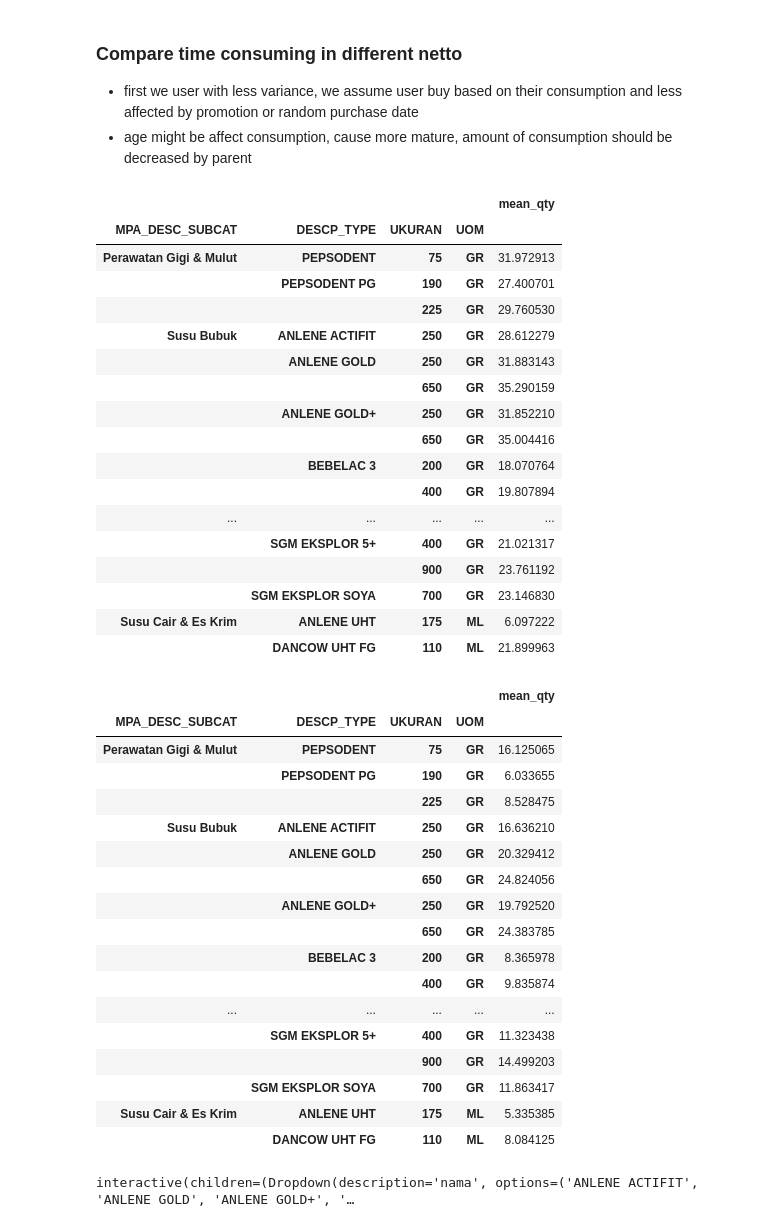
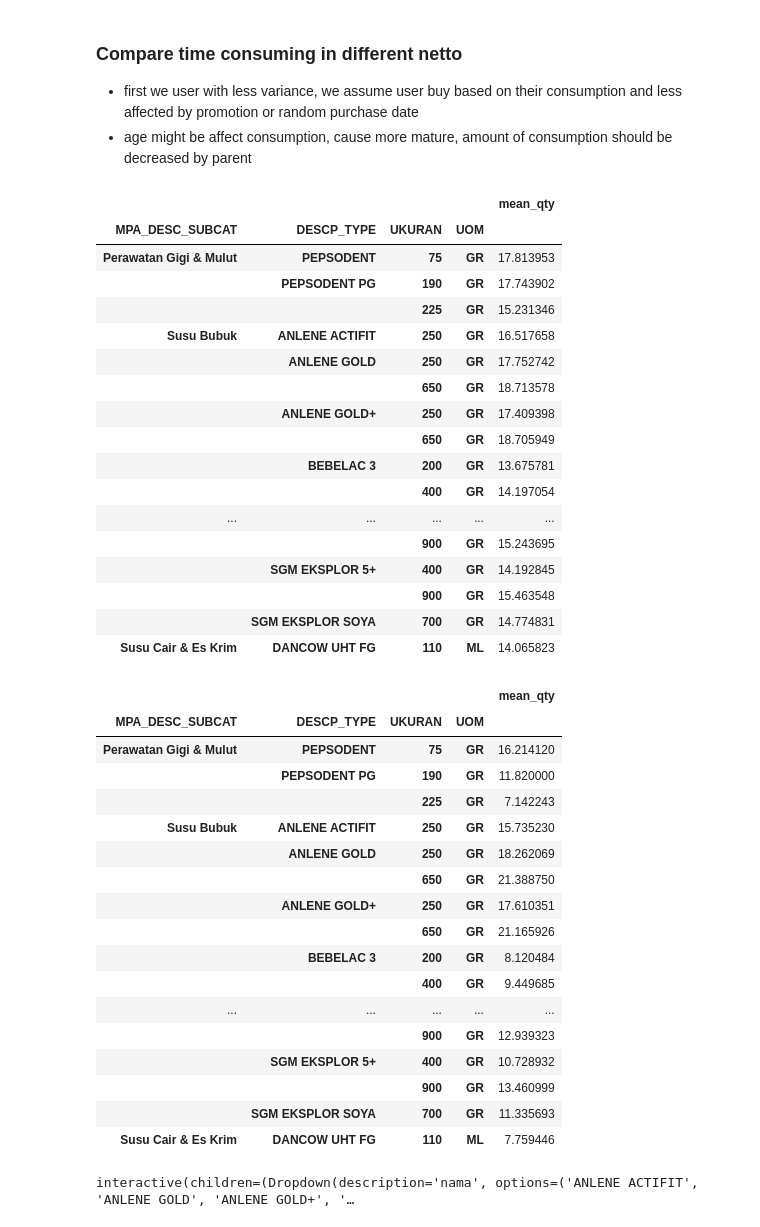
Before and after one commit to akhiyarwaladi/next_order_date, a Jupyter notebook: diff_between_order.ipynb, the cells around one changed output. Drawn from its saved outputs; the diff is of its cells as text; code cells hidden in the pictures.

```diff
--- a/diff_between_order.ipynb
+++ b/diff_between_order.ipynb
@@ -122,9 +122,9 @@ df_nas['UKURAN']= df_nas['UKURAN_NORM']
 # %%
 df = pd.merge(df_seq, df_nas, left_on='TR_PLU_PCS', right_on='ITEM_N')[list(df_seq) + ['DESCP','UKURAN','UOM']]
-df = df[df['TRX_DATE'].notnull()]
+df = df[df['TRF_DATE'].notnull()]
 
 min_freq = 6
-df_hist = df[df['TRX_DATE'].apply(lambda x: len(x)) >= min_freq]
+df_hist = df[df['TRF_DATE'].apply(lambda x: len(x)) >= min_freq]
 # %%
 df_hist.head()
 # %% [output]
@@ -269,7 +248,7 @@ array([-1.00000000e+00, -1.00000000e+00, -1.00000000e+00, -5.00000000e-01,
 #     watchlist = f.read().splitlines()
 #     df_watchlist = pd.DataFrame({'DESCP':watchlist})
 # %%
-train_descp = pd.concat([train,df_hist], 1)[col_feature + ['TR_MEMBERS', 'TR_PLU_PCS', 'DESCP', 'TRX_DATE', 'read_seq', 'UKURAN', 'UOM']]
+train_descp = pd.concat([train,df_hist], 1)[col_feature + ['TR_MEMBERS', 'TR_PLU_PCS', 'DESCP', 'TRF_DATE', 'read_seq', 'UKURAN', 'UOM']]
 train_descp = pd.merge(train_descp, df_plu[['MPA_PLU', 'MPA_DESC_SUBCAT']], left_on='TR_PLU_PCS', right_on='MPA_PLU', how='left')
 train_descp = train_descp[train_descp['UKURAN'].notnull()]
 train_descp['UKURAN'] = train_descp['UKURAN'].astype(int)
@@ -283,48 +260,50 @@ train_descp[train_]
 # %%
 train_descp['DESCP_TYPE'] = train_descp['DESCP'].str.split(' ').str[0:-3].str.join(' ')
+# %%
+train_descp_  = train_descp[(train_descp['mean_qty'] >= 6) & (train_descp['mean_qty'] <= 25)]
 # %%
-train_descp.groupby(['MPA_DESC_SUBCAT','DESCP_TYPE','UKURAN','UOM']).agg({'mean_qty':'mean'})
+train_descp_.groupby(['MPA_DESC_SUBCAT','DESCP_TYPE','UKURAN','UOM']).agg({'mean_qty':'mean'})
 # %% [output]
 |  |  |  |  | mean_qty |
 | MPA_DESC_SUBCAT | DESCP_TYPE | UKURAN | UOM |  |
-| Perawatan Gigi & Mulut | PEPSODENT | 75 | GR | 31.972913 |
-|  | PEPSODENT PG | 190 | GR | 27.400701 |
-|  |  | 225 | GR | 29.760530 |
-| Susu Bubuk | ANLENE ACTIFIT | 250 | GR | 28.612279 |
-|  | ANLENE GOLD | 250 | GR | 31.883143 |
-|  |  | 650 | GR | 35.290159 |
-|  | ANLENE GOLD+ | 250 | GR | 31.852210 |
-|  |  | 650 | GR | 35.004416 |
-|  | BEBELAC 3 | 200 | GR | 18.070764 |
-|  |  | 400 | GR | 19.807894 |
+| Perawatan Gigi & Mulut | PEPSODENT | 75 | GR | 17.813953 |
+|  | PEPSODENT PG | 190 | GR | 17.743902 |
+|  |  | 225 | GR | 15.231346 |
+| Susu Bubuk | ANLENE ACTIFIT | 250 | GR | 16.517658 |
+|  | ANLENE GOLD | 250 | GR | 17.752742 |
+|  |  | 650 | GR | 18.713578 |
+|  | ANLENE GOLD+ | 250 | GR | 17.409398 |
+|  |  | 650 | GR | 18.705949 |
+|  | BEBELAC 3 | 200 | GR | 13.675781 |
+|  |  | 400 | GR | 14.197054 |
 | ... | ... | ... | ... | ... |
-|  | SGM EKSPLOR 5+ | 400 | GR | 21.021317 |
-|  |  | 900 | GR | 23.761192 |
-|  | SGM EKSPLOR SOYA | 700 | GR | 23.146830 |
-| Susu Cair & Es Krim | ANLENE UHT | 175 | ML | 6.097222 |
-|  | DANCOW UHT FG | 110 | ML | 21.899963 |
+|  |  | 900 | GR | 15.243695 |
+|  | SGM EKSPLOR 5+ | 400 | GR | 14.192845 |
+|  |  | 900 | GR | 15.463548 |
+|  | SGM EKSPLOR SOYA | 700 | GR | 14.774831 |
+| Susu Cair & Es Krim | DANCOW UHT FG | 110 | ML | 14.065823 |
 # %%
 train_descp_cond = train_descp[train_descp['variance'] < 80]
 train_descp_cond.groupby(['MPA_DESC_SUBCAT','DESCP_TYPE','UKURAN','UOM']).agg({'mean_qty':'mean'})
 # %% [output]
 |  |  |  |  | mean_qty |
 | MPA_DESC_SUBCAT | DESCP_TYPE | UKURAN | UOM |  |
-| Perawatan Gigi & Mulut | PEPSODENT | 75 | GR | 16.125065 |
-|  | PEPSODENT PG | 190 | GR | 6.033655 |
-|  |  | 225 | GR | 8.528475 |
-| Susu Bubuk | ANLENE ACTIFIT | 250 | GR | 16.636210 |
-|  | ANLENE GOLD | 250 | GR | 20.329412 |
-|  |  | 650 | GR | 24.824056 |
-|  | ANLENE GOLD+ | 250 | GR | 19.792520 |
-|  |  | 650 | GR | 24.383785 |
-|  | BEBELAC 3 | 200 | GR | 8.365978 |
-|  |  | 400 | GR | 9.835874 |
+| Perawatan Gigi & Mulut | PEPSODENT | 75 | GR | 16.214120 |
+|  | PEPSODENT PG | 190 | GR | 11.820000 |
+|  |  | 225 | GR | 7.142243 |
+| Susu Bubuk | ANLENE ACTIFIT | 250 | GR | 15.735230 |
+|  | ANLENE GOLD | 250 | GR | 18.262069 |
+|  |  | 650 | GR | 21.388750 |
+|  | ANLENE GOLD+ | 250 | GR | 17.610351 |
+|  |  | 650 | GR | 21.165926 |
+|  | BEBELAC 3 | 200 | GR | 8.120484 |
+|  |  | 400 | GR | 9.449685 |
 | ... | ... | ... | ... | ... |
-|  | SGM EKSPLOR 5+ | 400 | GR | 11.323438 |
-|  |  | 900 | GR | 14.499203 |
-|  | SGM EKSPLOR SOYA | 700 | GR | 11.863417 |
-| Susu Cair & Es Krim | ANLENE UHT | 175 | ML | 5.335385 |
-|  | DANCOW UHT FG | 110 | ML | 8.084125 |
+|  |  | 900 | GR | 12.939323 |
+|  | SGM EKSPLOR 5+ | 400 | GR | 10.728932 |
+|  |  | 900 | GR | 13.460999 |
+|  | SGM EKSPLOR SOYA | 700 | GR | 11.335693 |
+| Susu Cair & Es Krim | DANCOW UHT FG | 110 | ML | 7.759446 |
 # %%
 from ipywidgets import interact, interact_manual
 @interact_manual
```
Also changed, not shown: parts of 17 cells of this notebook.
